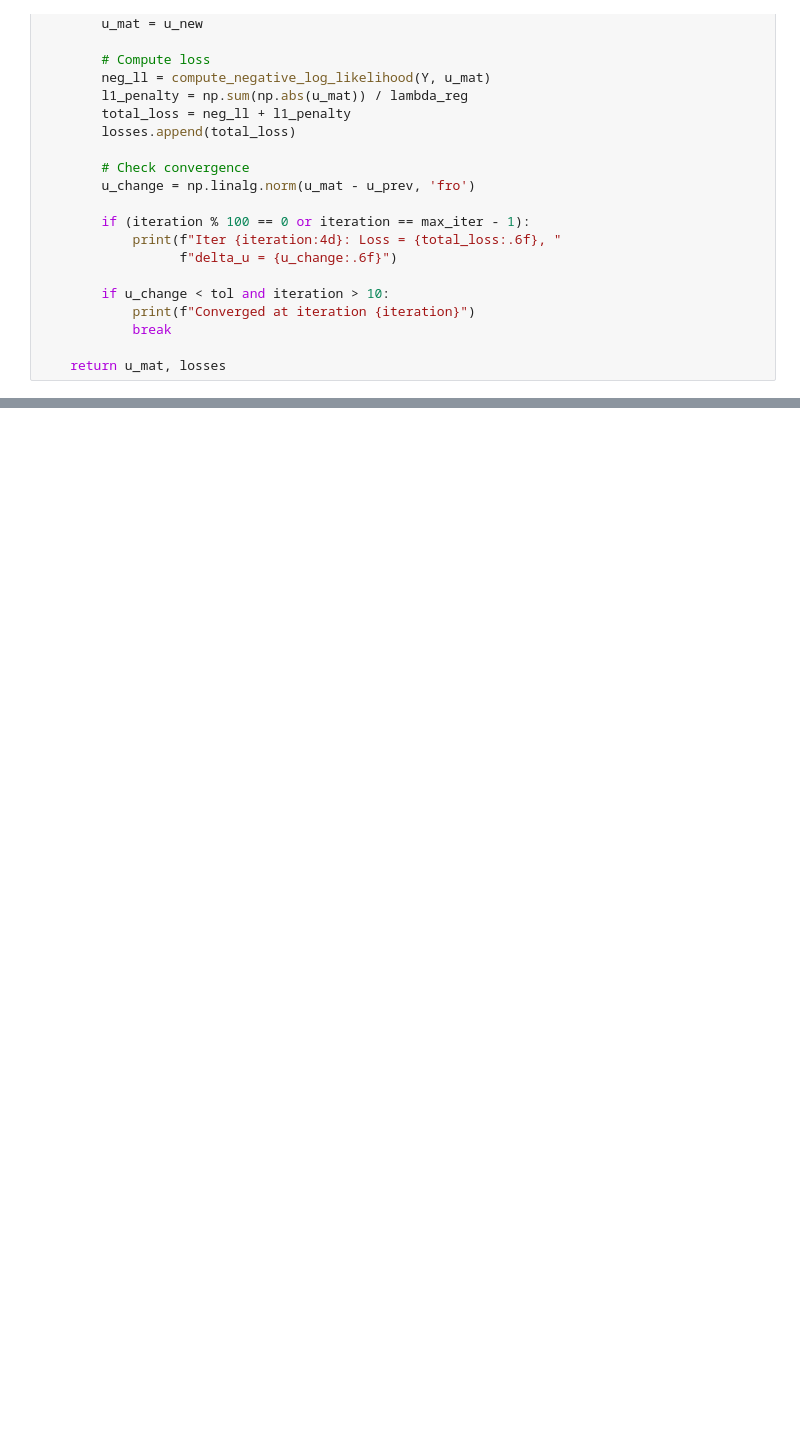
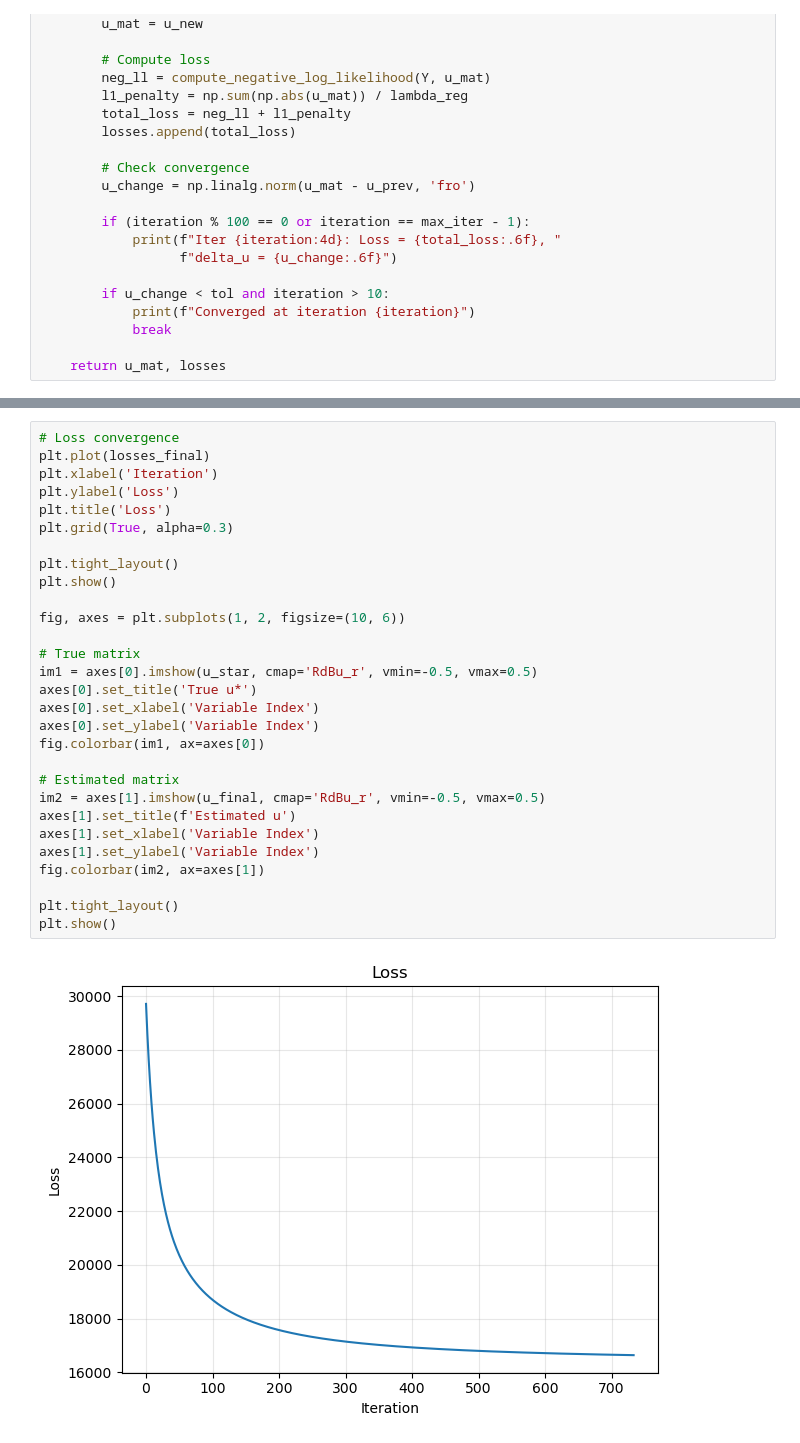
Before and after one commit to UChi-ComPy23/final-project-group-1-2025, a Jupyter notebook: pgd.ipynb, the cells around one changed output, grey strips where cells are left out. Drawn from its saved outputs; the diff is of its cells as text; blank space fills up the shorter version.

```diff
--- a/pgd.ipynb
+++ b/pgd.ipynb
@@ -487,0 +598,31 @@ plt.show()
+# %%
+# Loss convergence
+plt.plot(losses_final)
+plt.xlabel('Iteration')
+plt.ylabel('Loss')
+plt.title('Loss')
+plt.grid(True, alpha=0.3)
+
+plt.tight_layout()
+plt.show()
+
+fig, axes = plt.subplots(1, 2, figsize=(10, 6))
+
+# True matrix
+im1 = axes[0].imshow(u_star, cmap='RdBu_r', vmin=-0.5, vmax=0.5)
+axes[0].set_title('True u*')
+axes[0].set_xlabel('Variable Index')
+axes[0].set_ylabel('Variable Index')
+fig.colorbar(im1, ax=axes[0])
+
+# Estimated matrix
+im2 = axes[1].imshow(u_final, cmap='RdBu_r', vmin=-0.5, vmax=0.5)
+axes[1].set_title(f'Estimated u')
+axes[1].set_xlabel('Variable Index')
+axes[1].set_ylabel('Variable Index')
+fig.colorbar(im2, ax=axes[1])
+
+plt.tight_layout()
+plt.show()
+# %% [output]
+[figure, added]
```
Also changed, not shown: parts of 8 cells of this notebook.
